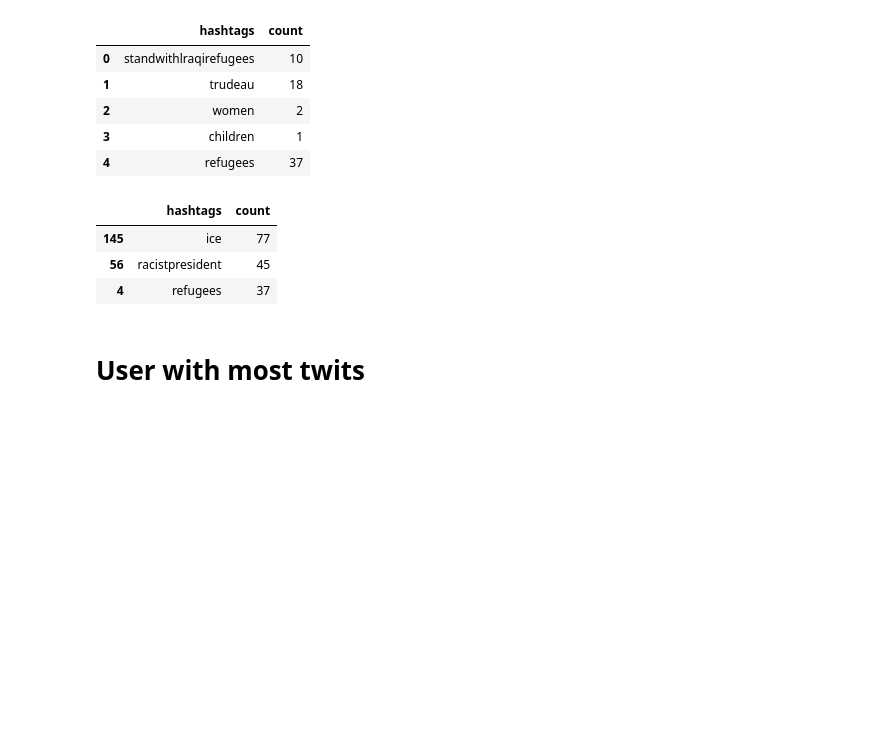
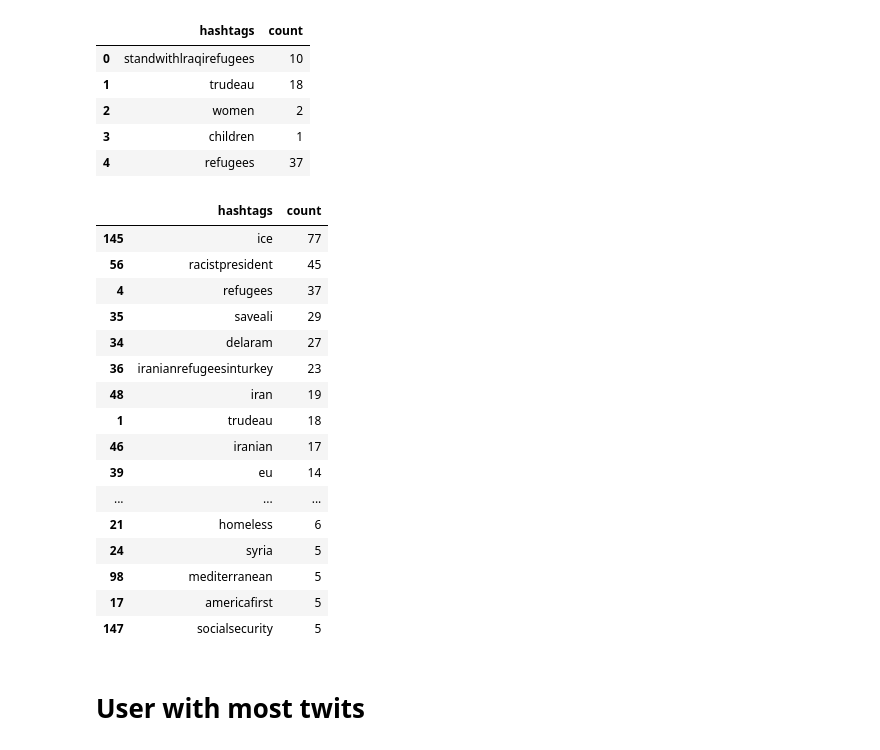
Before and after one commit to albertoabreu91/Project-Week-3-Data-Thieves, a Jupyter notebook: your-project/Alberto_exp/new_API_request.ipynb, the cells around one changed output. Saved outputs shown, nothing was run; the diff lists cells and outputs as text; code cells hidden in the pictures; blank space fills up the shorter version.

```diff
--- a/your-project/Alberto_exp/new_API_request.ipynb
+++ b/your-project/Alberto_exp/new_API_request.ipynb
@@ -179,11 +181,24 @@ df_hashtags.head()
 # %%
 df_hashtags = df_hashtags.sort_values(['count'], ascending=False)
 # %%
-df_hashtags = df_hashtags[df_hashtags['count'] > 30]
+df_hashtags = df_hashtags[df_hashtags['count'] > 4]
 # %%
-df_hashtags.head()
+df_hashtags
 # %% [output]
 |  | hashtags | count |
 | 145 | ice | 77 |
 | 56 | racistpresident | 45 |
 | 4 | refugees | 37 |
+| 35 | saveali | 29 |
+| 34 | delaram | 27 |
+| 36 | iranianrefugeesinturkey | 23 |
+| 48 | iran | 19 |
+| 1 | trudeau | 18 |
+| 46 | iranian | 17 |
+| 39 | eu | 14 |
+| ... | ... | ... |
+| 21 | homeless | 6 |
+| 24 | syria | 5 |
+| 98 | mediterranean | 5 |
+| 17 | americafirst | 5 |
+| 147 | socialsecurity | 5 |
```
Also changed, not shown: parts of 4 cells of this notebook.
